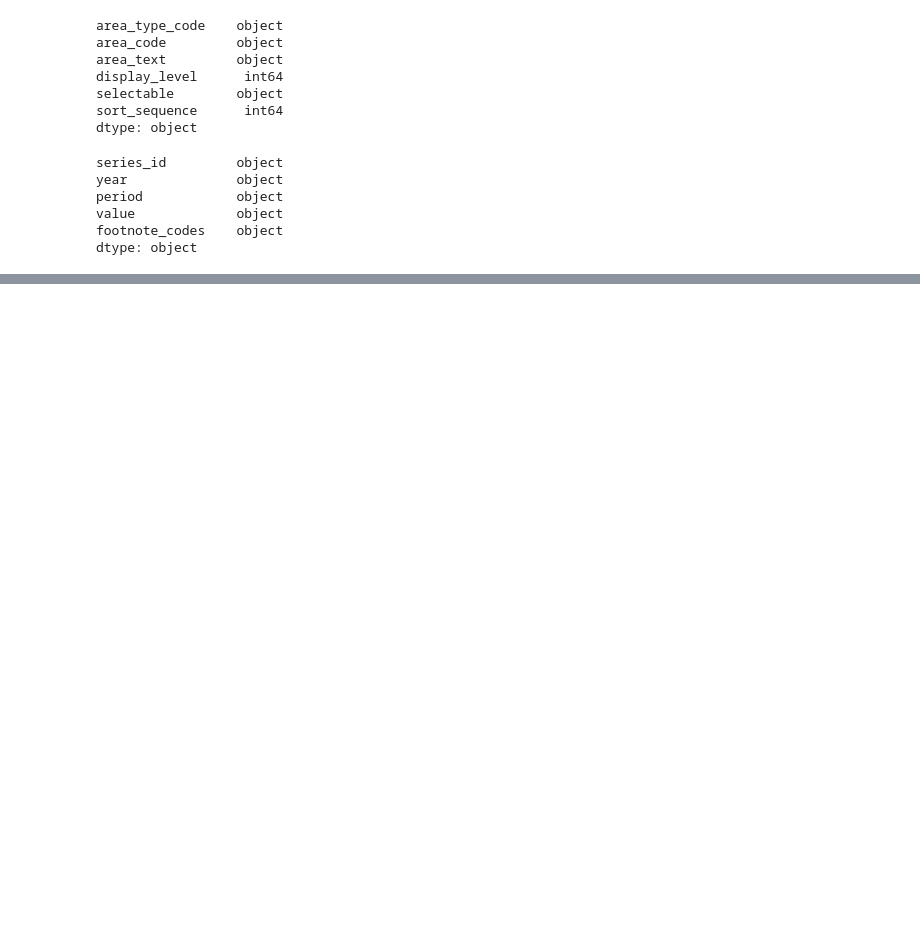
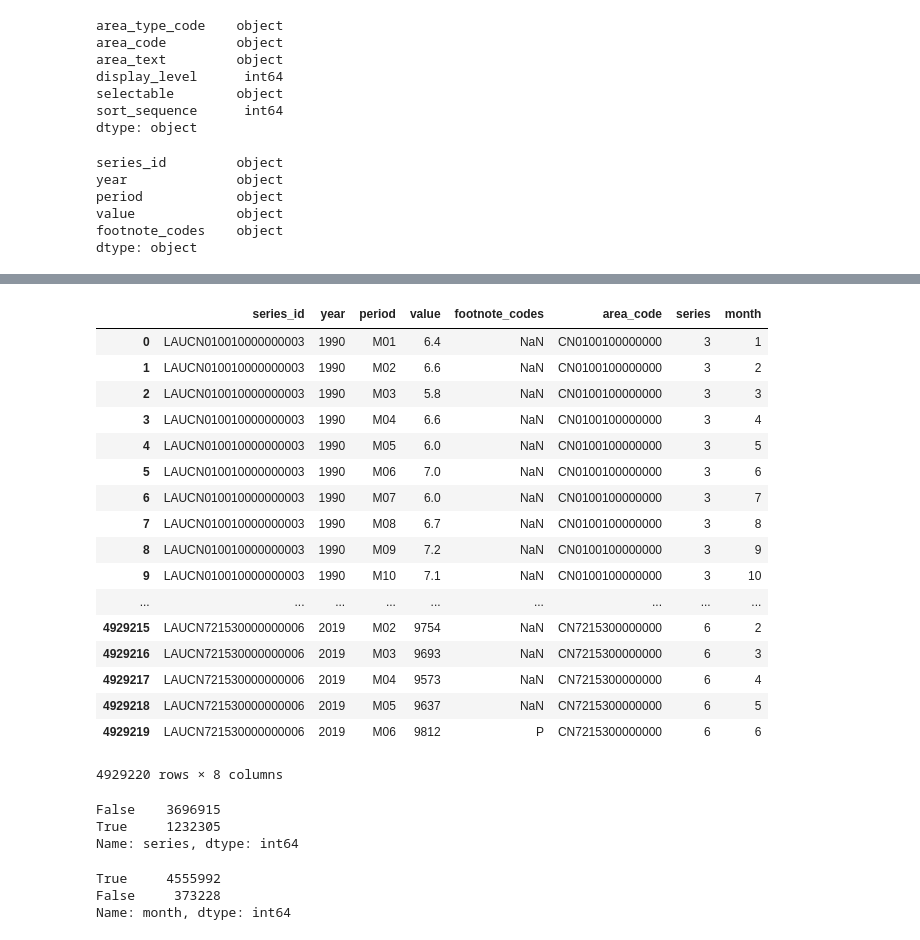
Before and after one commit to alexchunet/Data-fusion-project, a Jupyter notebook: 0. United States/Data/Bureau of Labor Statistics/County level/LAU Data/Import LAU DATA.ipynb, the cells around one changed output, grey strips where cells are left out. Drawn from its saved outputs; the diff is of its cells as text; code cells hidden in the pictures; blank space fills up the shorter version.

```diff
--- a/0. United States/Data/Bureau of Labor Statistics/County level/LAU Data/Import LAU DATA.ipynb
+++ b/0. United States/Data/Bureau of Labor Statistics/County level/LAU Data/Import LAU DATA.ipynb
@@ -66,5 +100,5 @@ value             object
 footnote_codes    object
 dtype: object
 # %%
-la_data_64_County["year"]= la_data_64_County["year"].astype(str)
-la_data_64_County["value"]= la_data_64_County["value"].astype(str)
+la_data_64_County['year']= la_data_64_County['year'].astype(int)
+la_data_64_County['value']= la_data_64_County['value'].astype(str)
@@ -70,0 +137,44 @@ la_data_64_County["value"]= la_data_64_County["value"].astype(str)
+# %%
+# Create new variables
+# Keep 15 characters: CN190 25000 00000
+# https://pandas.pydata.org/pandas-docs/stable/reference/api/pandas.Series.str.slice.html
+la_data_64_County['area_code'] = la_data_64_County['series_id'].str[3:18]
+la_data_64_County['series'] = la_data_64_County['series_id'].str[19:].astype(int)
+la_data_64_County['month'] = la_data_64_County['period'].str[1:].astype(int)
+# %%
+# Remove month 13
+# Keep unemployment rate only
+la_data_64_County
+# %% [output]
+|  | series_id | year | period | value | footnote_codes | area_code | series | month |
+| 0 | LAUCN010010000000003 | 1990 | M01 | 6.4 | NaN | CN0100100000000 | 3 | 1 |
+| 1 | LAUCN010010000000003 | 1990 | M02 | 6.6 | NaN | CN0100100000000 | 3 | 2 |
+| 2 | LAUCN010010000000003 | 1990 | M03 | 5.8 | NaN | CN0100100000000 | 3 | 3 |
+| 3 | LAUCN010010000000003 | 1990 | M04 | 6.6 | NaN | CN0100100000000 | 3 | 4 |
+| 4 | LAUCN010010000000003 | 1990 | M05 | 6.0 | NaN | CN0100100000000 | 3 | 5 |
+| 5 | LAUCN010010000000003 | 1990 | M06 | 7.0 | NaN | CN0100100000000 | 3 | 6 |
+| 6 | LAUCN010010000000003 | 1990 | M07 | 6.0 | NaN | CN0100100000000 | 3 | 7 |
+| 7 | LAUCN010010000000003 | 1990 | M08 | 6.7 | NaN | CN0100100000000 | 3 | 8 |
+| 8 | LAUCN010010000000003 | 1990 | M09 | 7.2 | NaN | CN0100100000000 | 3 | 9 |
+| 9 | LAUCN010010000000003 | 1990 | M10 | 7.1 | NaN | CN0100100000000 | 3 | 10 |
+| ... | ... | ... | ... | ... | ... | ... | ... | ... |
+| 4929215 | LAUCN721530000000006 | 2019 | M02 | 9754 | NaN | CN7215300000000 | 6 | 2 |
+| 4929216 | LAUCN721530000000006 | 2019 | M03 | 9693 | NaN | CN7215300000000 | 6 | 3 |
+| 4929217 | LAUCN721530000000006 | 2019 | M04 | 9573 | NaN | CN7215300000000 | 6 | 4 |
+| 4929218 | LAUCN721530000000006 | 2019 | M05 | 9637 | NaN | CN7215300000000 | 6 | 5 |
+| 4929219 | LAUCN721530000000006 | 2019 | M06 | 9812 | P | CN7215300000000 | 6 | 6 |
+4929220 rows × 8 columns
+# %%
+is_unemployment = la_data_64_County['series'] == 3
+is_unemployment.value_counts()
+# %% [output]
+False    3696915
+True     1232305
+Name: series, dtype: int64
+# %%
+is_month = la_data_64_County['month'] != 13
+is_month.value_counts()
+# %% [output]
+True     4555992
+False     373228
+Name: month, dtype: int64
```
Also changed, not shown: parts of 20 cells of this notebook, 1 other file.
